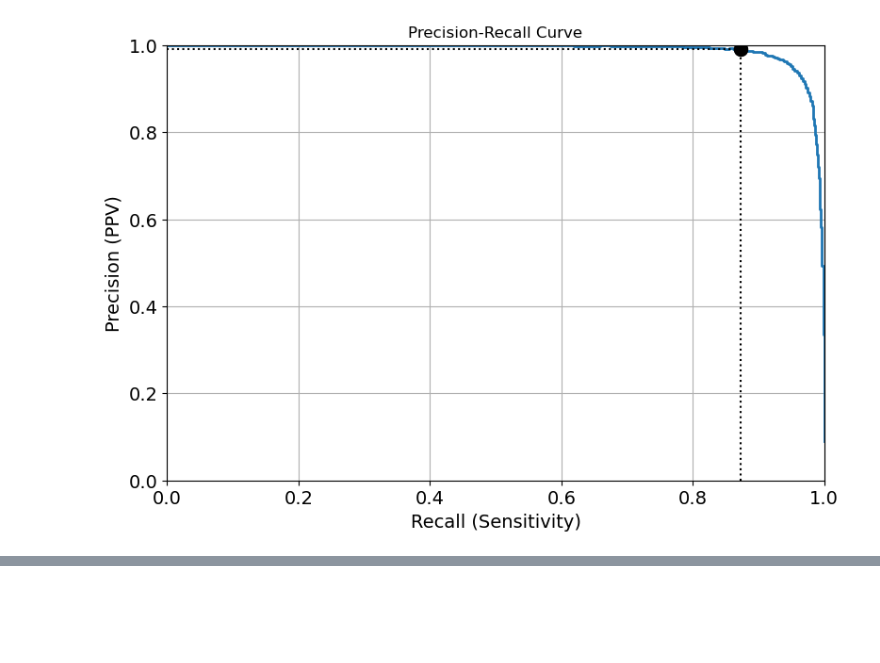
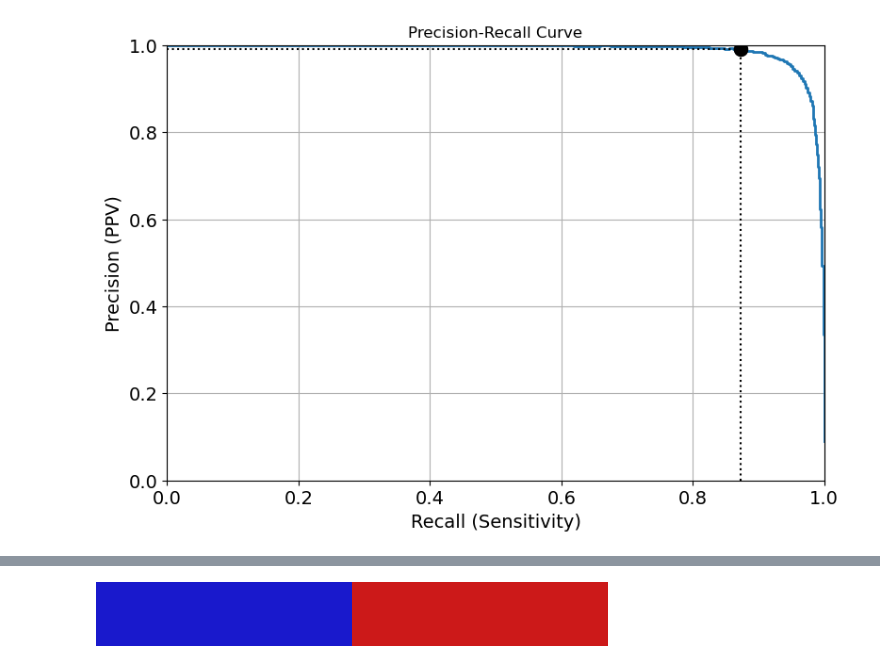
Before and after one commit to seikenberry1/ML_Course, a Jupyter notebook: Lectures/Classification_Intro.ipynb, the cells around one changed output, grey strips where cells are left out. Saved outputs shown, nothing was run; the diff lists cells and outputs as text; code cells hidden in the pictures; blank space fills up the shorter version.

```diff
--- a/Lectures/Classification_Intro.ipynb
+++ b/Lectures/Classification_Intro.ipynb
@@ -1350,0 +1381,14 @@ ax1.set_xlim([0, 1])
+# %%
+#Make a colormap for plotting:
+#####
+
+from matplotlib.colors import ListedColormap
+
+vals = [[.1, .1, .8],
+        [.8, .1, .1]]
+
+my_cmap = ListedColormap(vals)
+
+my_cmap
+# %% [output]
+[figure, added]
```
Also changed, not shown: parts of 16 cells of this notebook.
